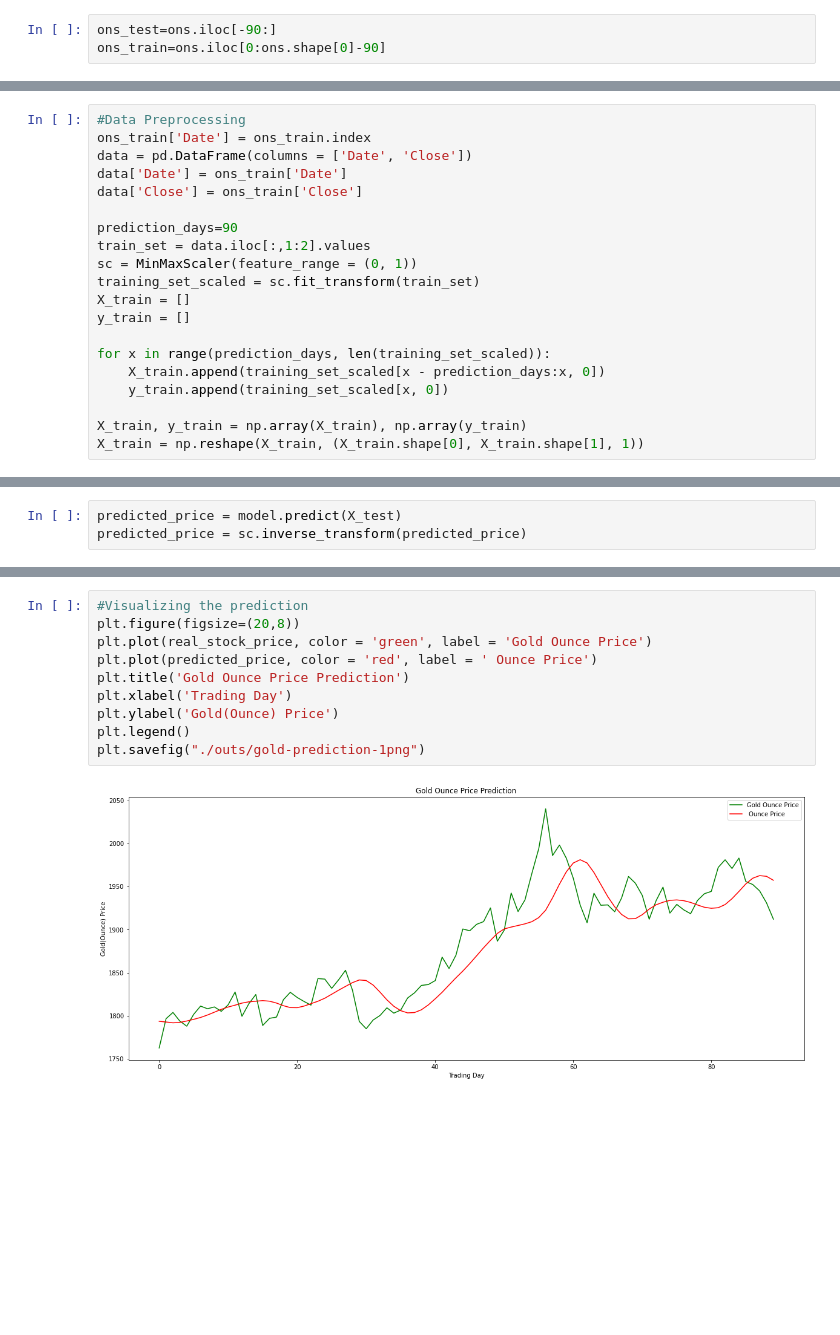
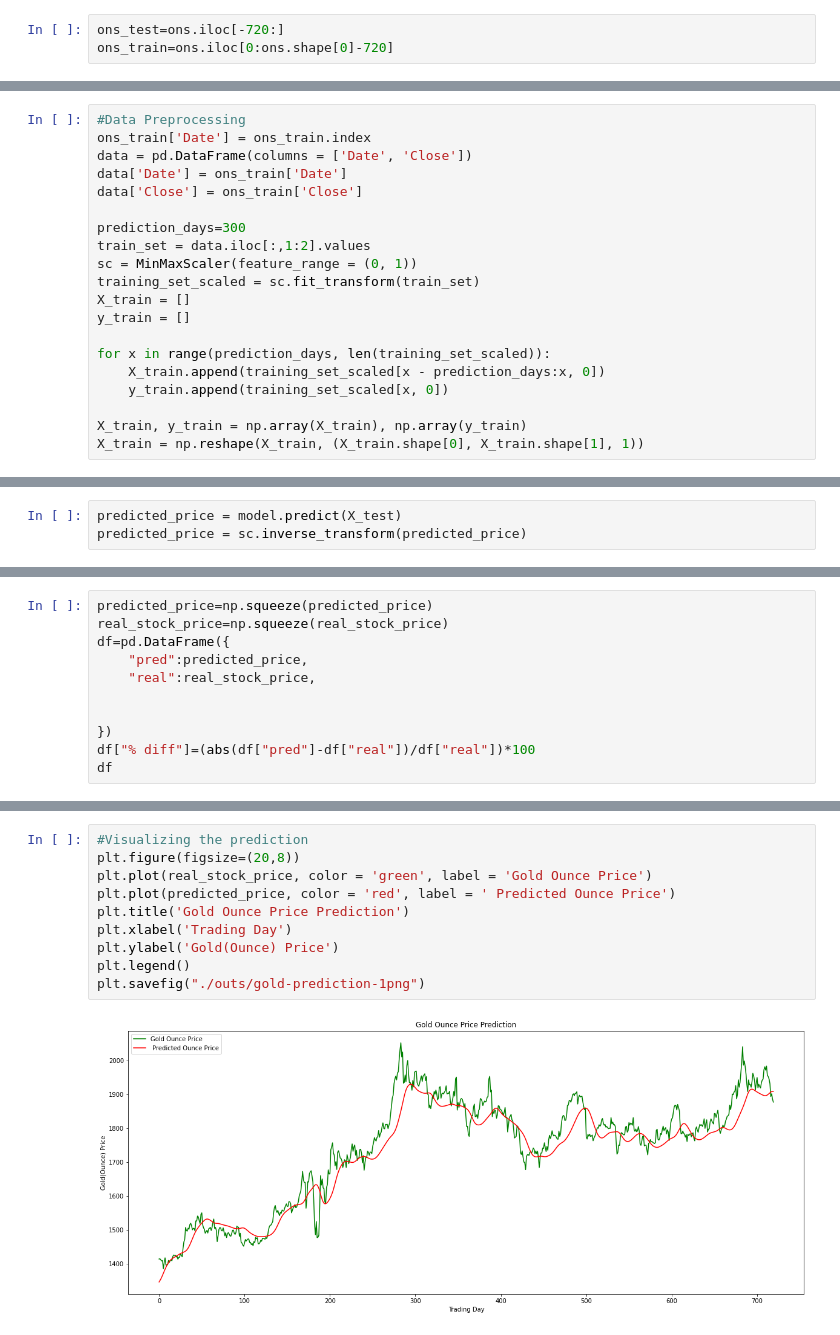
Before and after one commit to noaahhh/Time-Series-Predicter, a Jupyter notebook: ounce-pattern-recognition.ipynb, the cells around one changed output, grey strips where cells are left out. Drawn from its saved outputs; the diff is of its cells as text; blank space fills up the shorter version.

```diff
--- a/ounce-pattern-recognition.ipynb
+++ b/ounce-pattern-recognition.ipynb
@@ -43,8 +43,8 @@ xauusd=pd.read_csv()
 # %% [markdown]
 ## Visualizing the fetched data
 # %%
-ons_test=ons.iloc[-90:]
-ons_train=ons.iloc[0:ons.shape[0]-90]
+ons_test=ons.iloc[-720:]
+ons_train=ons.iloc[0:ons.shape[0]-720]
 # %%
 plt.figure(figsize=(20,8))
 plt.plot(ons_train['Close'],label='train data')
@@ -63,7 +63,7 @@ data = pd.DataFrame(columns = ['Date', 'Close'])
 data['Date'] = ons_train['Date']
 data['Close'] = ons_train['Close']
 
-prediction_days=90
+prediction_days=300
 train_set = data.iloc[:,1:2].values
 sc = MinMaxScaler(feature_range = (0, 1))
 training_set_scaled = sc.fit_transform(train_set)
@@ -198,0 +190,11 @@ r2 score:  0.7977605943013238 mean_squared_error:  935.207688776652
+# %%
+predicted_price=np.squeeze(predicted_price)
+real_stock_price=np.squeeze(real_stock_price)
+df=pd.DataFrame({
+    "pred":predicted_price,
+    "real":real_stock_price,
+
+
+})
+df["% diff"]=(abs(df["pred"]-df["real"])/df["real"])*100
+df
@@ -199,12 +215,12 @@ r2 score:  0.7977605943013238 mean_squared_error:  935.207688776652
 # %%
 #Visualizing the prediction
 plt.figure(figsize=(20,8))
 plt.plot(real_stock_price, color = 'green', label = 'Gold Ounce Price')
-plt.plot(predicted_price, color = 'red', label = ' Ounce Price')
+plt.plot(predicted_price, color = 'red', label = ' Predicted Ounce Price')
 plt.title('Gold Ounce Price Prediction')
 plt.xlabel('Trading Day')
 plt.ylabel('Gold(Ounce) Price')
 plt.legend()
 plt.savefig("./outs/gold-prediction-1png")
 # %% [output]
-[figure, old version]
+[figure, new version]
```
Also changed, not shown: parts of 9 cells of this notebook, 2 other files.
